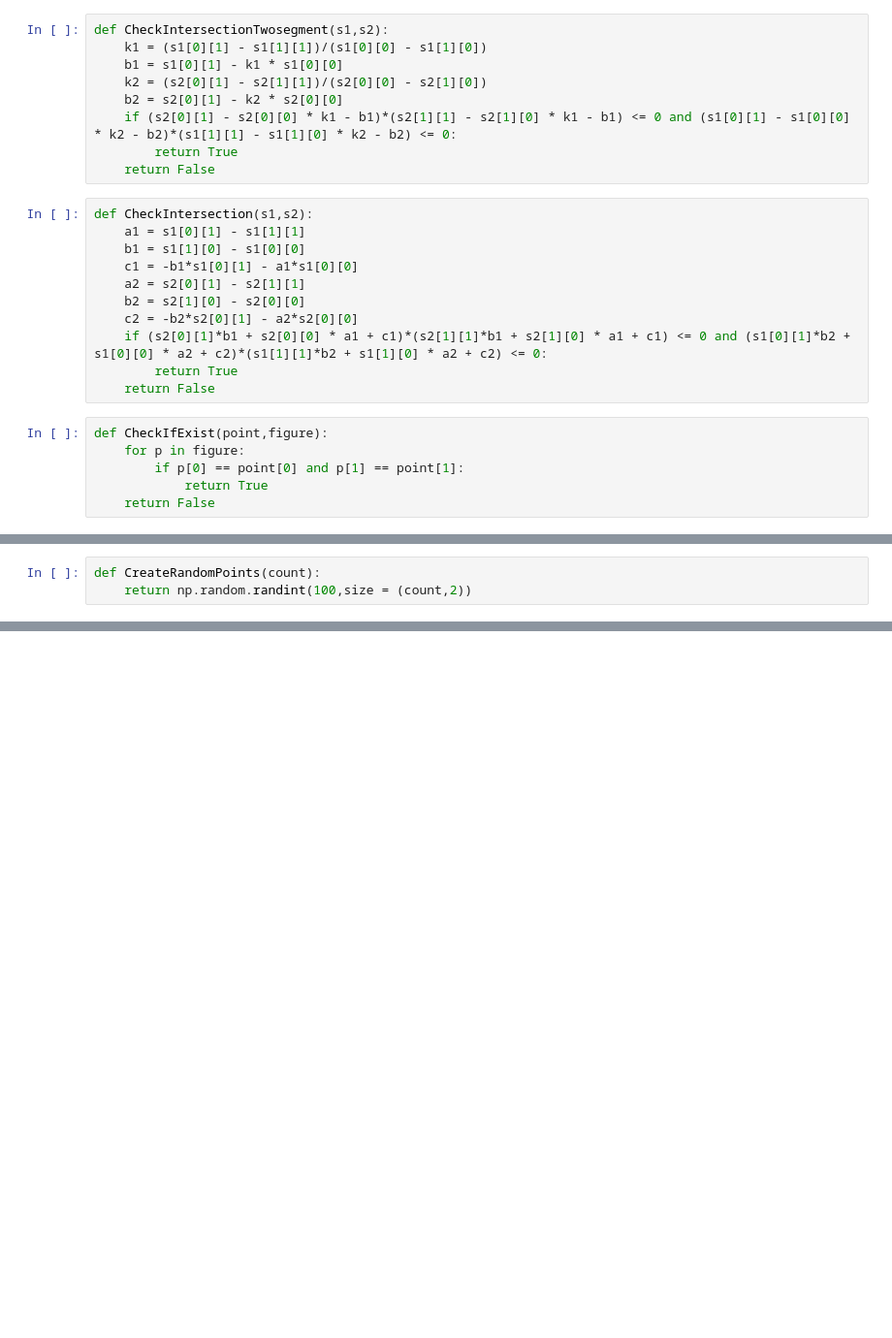
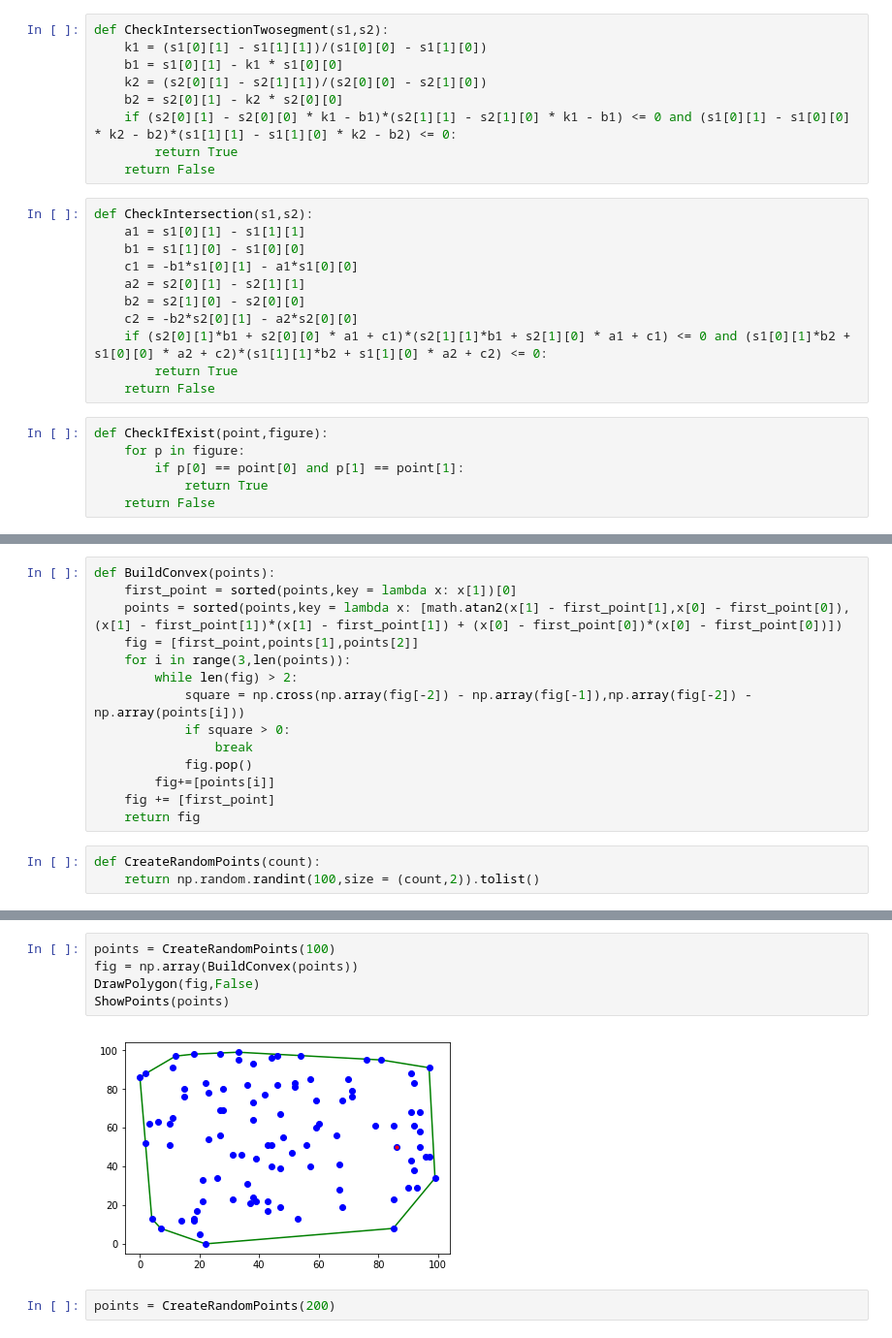
Before and after one commit to Basicula/Labs, a Jupyter notebook: 3dCourseS2/ComputerGeometry/Geometry/GenerationSimplePolygon.ipynb, the cells around one changed output, grey strips where cells are left out. Shown at 97% size. Drawn from its saved outputs; the diff is of its cells as text; blank space fills up the shorter version.

```diff
--- a/3dCourseS2/ComputerGeometry/Geometry/GenerationSimplePolygon.ipynb
+++ b/3dCourseS2/ComputerGeometry/Geometry/GenerationSimplePolygon.ipynb
@@ -70,6 +329,20 @@ def UpdateAnyway(point,figure):
+# %%
+def BuildConvex(points):
+    first_point = sorted(points,key = lambda x: x[1])[0]
+    points = sorted(points,key = lambda x: [math.atan2(x[1] - first_point[1],x[0] - first_point[0]),(x[1] - first_point[1])*(x[1] - first_point[1]) + (x[0] - first_point[0])*(x[0] - first_point[0])])
+    fig = [first_point,points[1],points[2]]
+    for i in range(3,len(points)):
+        while len(fig) > 2:
+            square = np.cross(np.array(fig[-2]) - np.array(fig[-1]),np.array(fig[-2]) - np.array(points[i]))
+            if square > 0:
+                break
+            fig.pop()
+        fig+=[points[i]]
+    fig += [first_point]
+    return fig
 # %%
 def CreateRandomPoints(count):
-    return np.random.randint(100,size = (count,2))
+    return np.random.randint(100,size = (count,2)).tolist()
 # %%
 def ShowPoints(points):
     for p in points:
@@ -123,0 +408,9 @@ plt.fill(figure[:,0],figure[:,1],'r')
+# %%
+points = CreateRandomPoints(100)
+fig = np.array(BuildConvex(points))
+DrawPolygon(fig,False)
+ShowPoints(points)
+# %% [output]
+[figure, added]
+# %%
+points = CreateRandomPoints(200)
```
Also changed, not shown: parts of 31 cells of this notebook, 8 other files.
